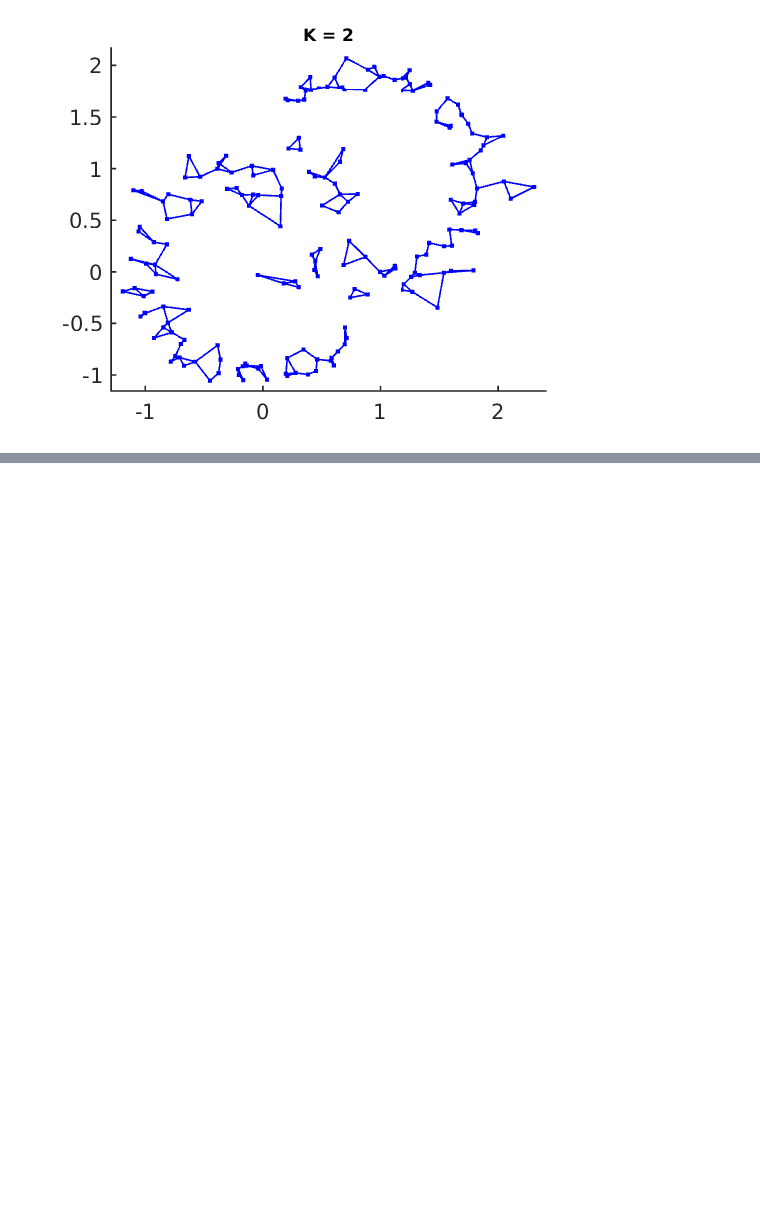
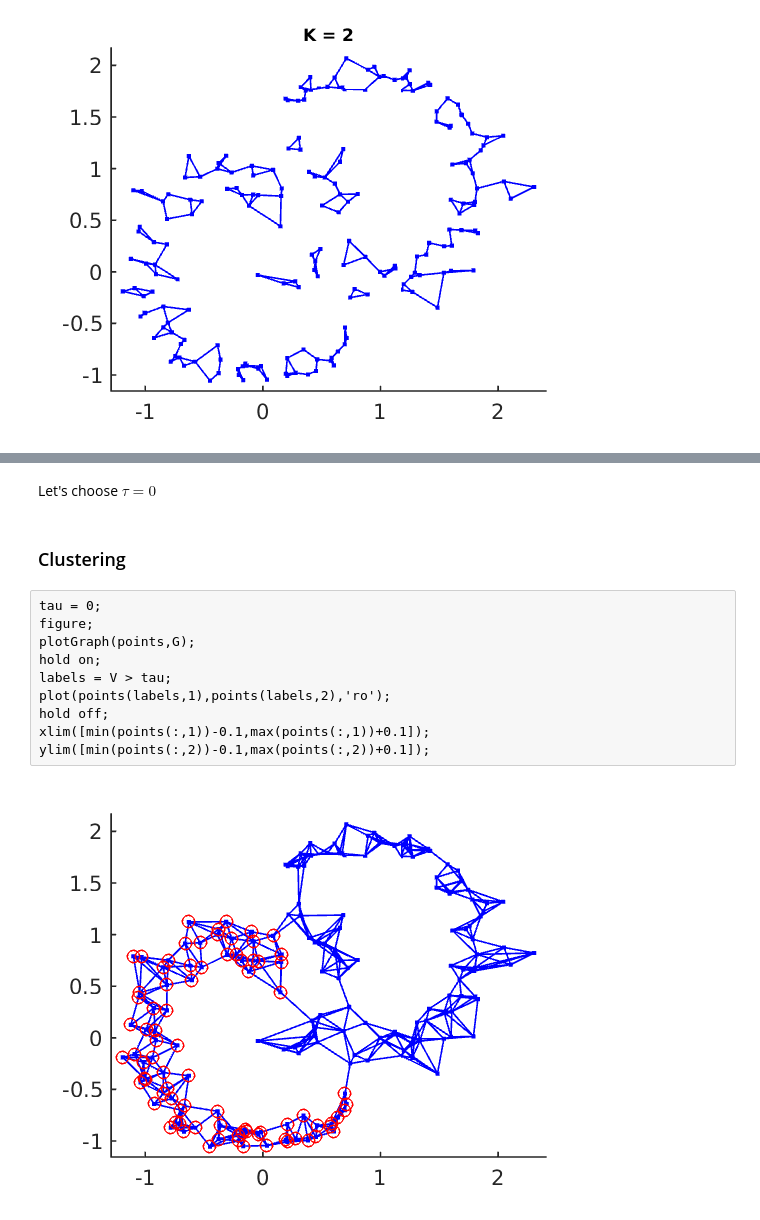
Before and after one commit to Bogazici-CMPE482-Spring2016/final_projects2016, a Jupyter notebook: Project 2 - Spectral Clustering.ipynb, the cells around one changed output, grey strips where cells are left out. Drawn from its saved outputs; the diff is of its cells as text; blank space fills up the shorter version.

```diff
--- a/Project 2 - Spectral Clustering.ipynb
+++ b/Project 2 - Spectral Clustering.ipynb
@@ -69 +173,17 @@ title(sprintf('K = %d',K),'FontSize', 8);
+# %% [markdown]
+Let's choose $\tau = 0$
+# %% [markdown]
+### Clustering
+# %%
+tau = 0;
+figure;
+plotGraph(points,G);
+hold on;
+labels = V > tau;
+plot(points(labels,1),points(labels,2),'ro');
+hold off;
+xlim([min(points(:,1))-0.1,max(points(:,1))+0.1]);
+ylim([min(points(:,2))-0.1,max(points(:,2))+0.1]);
+# %% [output]
+[figure, added]
 # %% [markdown]
```
Also changed, not shown: parts of 11 cells of this notebook, 11 other files.
